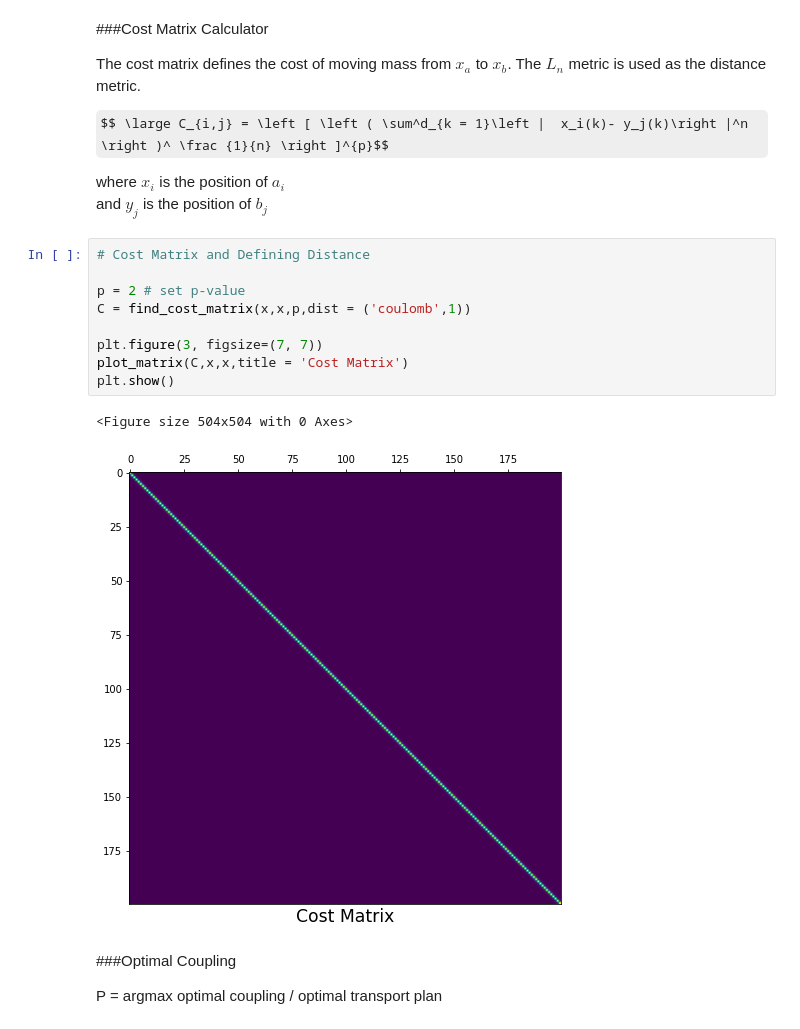
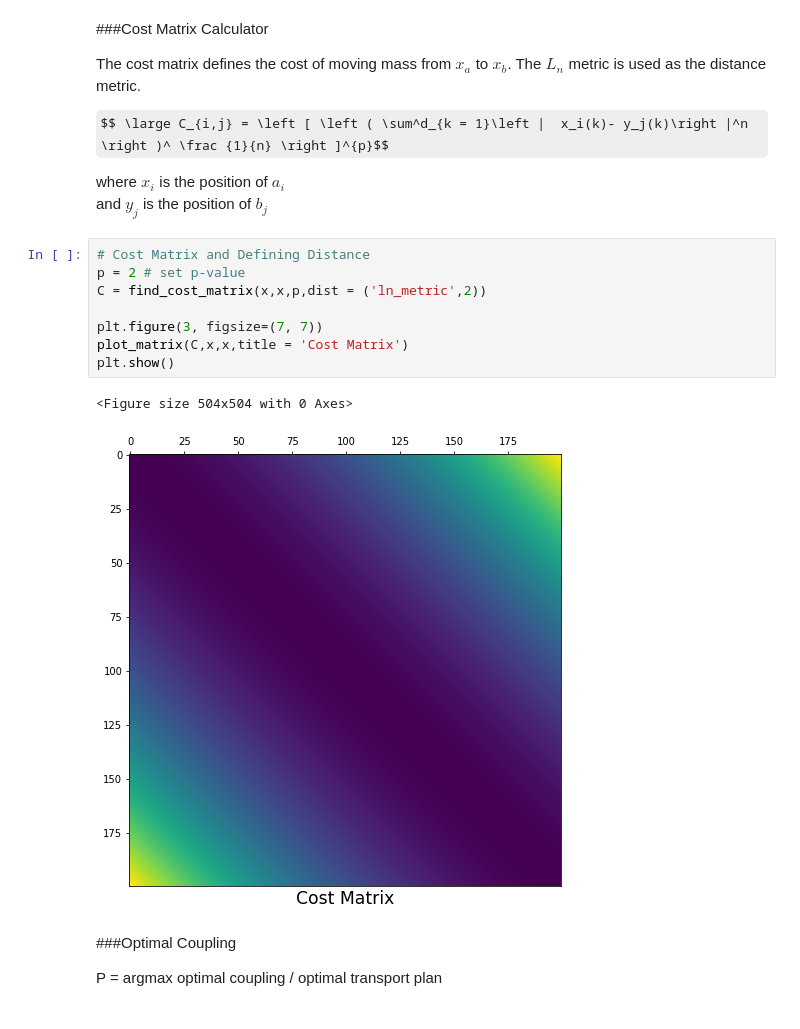
Before and after one commit to ramanakshay/Optimal-Transport, a Jupyter notebook: notebooks/sinkhorn.ipynb, the cells around one changed output. Saved outputs shown, nothing was run; the diff lists cells and outputs as text; some formulas as TeX source.

```diff
--- a/notebooks/sinkhorn.ipynb
+++ b/notebooks/sinkhorn.ipynb
@@ -130,16 +130,15 @@ where $x_i$ is the position of $a_i$ \
 and $y_j$ is the position of $b_j$
 # %%
 # Cost Matrix and Defining Distance
-
 p = 2 # set p-value
-C = find_cost_matrix(x,x,p,dist = ('coulomb',1))
+C = find_cost_matrix(x,x,p,dist = ('ln_metric',2))
 
 plt.figure(3, figsize=(7, 7))
 plot_matrix(C,x,x,title = 'Cost Matrix')
 plt.show()
 # %% [output]
 <Figure size 504x504 with 0 Axes>
-[figure, old version]
+[figure, new version]
 # %% [markdown]
 ###Optimal Coupling
 
```
Also changed, not shown: parts of 7 cells of this notebook.
